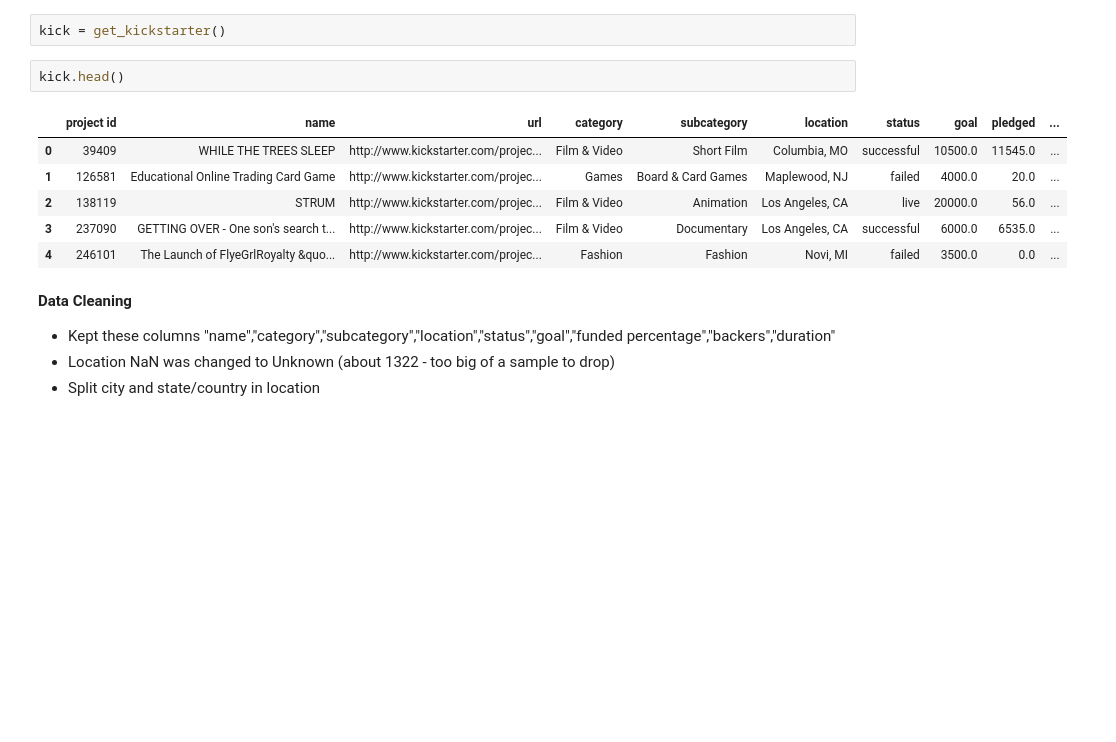
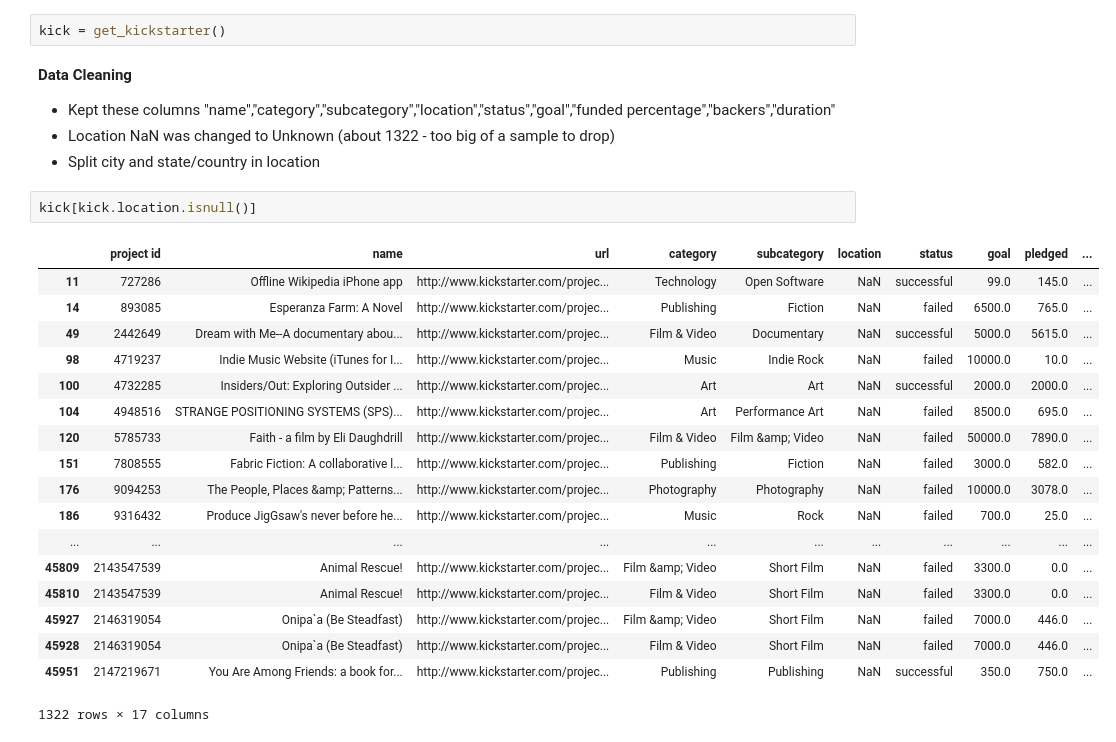
Before and after one commit to crisgiovanoni/kickstarter_project, a Jupyter notebook: Who Gets the Fund?.ipynb, the cells around one changed output. Drawn from its saved outputs; the diff is of its cells as text; blank space fills up the shorter version.

```diff
--- a/Who Gets the Fund?.ipynb
+++ b/Who Gets the Fund?.ipynb
@@ -28,17 +76,29 @@ def get_kickstarter():
 # %%
 kick = get_kickstarter()
-# %%
-kick.head()
-# %% [output]
-|  | project id | name | url | category | subcategory | location | status | goal | pledged | ... |
-| 0 | 39409 | WHILE THE TREES SLEEP | http://www.kickstarter.com/projec... | Film & Video | Short Film | Columbia, MO | successful | 10500.0 | 11545.0 | ... |
-| 1 | 126581 | Educational Online Trading Card Game | http://www.kickstarter.com/projec... | Games | Board & Card Games | Maplewood, NJ | failed | 4000.0 | 20.0 | ... |
-| 2 | 138119 | STRUM | http://www.kickstarter.com/projec... | Film & Video | Animation | Los Angeles, CA | live | 20000.0 | 56.0 | ... |
-| 3 | 237090 | GETTING OVER - One son's search t... | http://www.kickstarter.com/projec... | Film & Video | Documentary | Los Angeles, CA | successful | 6000.0 | 6535.0 | ... |
-| 4 | 246101 | The Launch of FlyeGrlRoyalty &quo... | http://www.kickstarter.com/projec... | Fashion | Fashion | Novi, MI | failed | 3500.0 | 0.0 | ... |
 # %% [markdown]
 **Data Cleaning**
 
 - Kept these columns "name","category","subcategory","location","status","goal","funded percentage","backers","duration"
 - Location NaN was changed to Unknown (about 1322 - too big of a sample to drop)
 - Split city and state/country in location
+# %%
+kick[kick.location.isnull()]
+# %% [output]
+|  | project id | name | url | category | subcategory | location | status | goal | pledged | ... |
+| 11 | 727286 | Offline Wikipedia iPhone app | http://www.kickstarter.com/projec... | Technology | Open Software | NaN | successful | 99.0 | 145.0 | ... |
+| 14 | 893085 | Esperanza Farm: A Novel | http://www.kickstarter.com/projec... | Publishing | Fiction | NaN | failed | 6500.0 | 765.0 | ... |
+| 49 | 2442649 | Dream with Me--A documentary abou... | http://www.kickstarter.com/projec... | Film & Video | Documentary | NaN | successful | 5000.0 | 5615.0 | ... |
+| 98 | 4719237 | Indie Music Website (iTunes for I... | http://www.kickstarter.com/projec... | Music | Indie Rock | NaN | failed | 10000.0 | 10.0 | ... |
+| 100 | 4732285 | Insiders/Out: Exploring Outsider ... | http://www.kickstarter.com/projec... | Art | Art | NaN | successful | 2000.0 | 2000.0 | ... |
+| 104 | 4948516 | STRANGE POSITIONING SYSTEMS (SPS)... | http://www.kickstarter.com/projec... | Art | Performance Art | NaN | failed | 8500.0 | 695.0 | ... |
+| 120 | 5785733 | Faith - a film by Eli Daughdrill | http://www.kickstarter.com/projec... | Film & Video | Film &amp; Video | NaN | failed | 50000.0 | 7890.0 | ... |
+| 151 | 7808555 | Fabric Fiction: A collaborative l... | http://www.kickstarter.com/projec... | Publishing | Fiction | NaN | failed | 3000.0 | 582.0 | ... |
+| 176 | 9094253 | The People, Places &amp; Patterns... | http://www.kickstarter.com/projec... | Photography | Photography | NaN | failed | 10000.0 | 3078.0 | ... |
+| 186 | 9316432 | Produce JigGsaw's never before he... | http://www.kickstarter.com/projec... | Music | Rock | NaN | failed | 700.0 | 25.0 | ... |
+| ... | ... | ... | ... | ... | ... | ... | ... | ... | ... | ... |
+| 45809 | 2143547539 | Animal Rescue! | http://www.kickstarter.com/projec... | Film &amp; Video | Short Film | NaN | failed | 3300.0 | 0.0 | ... |
+| 45810 | 2143547539 | Animal Rescue! | http://www.kickstarter.com/projec... | Film & Video | Short Film | NaN | failed | 3300.0 | 0.0 | ... |
+| 45927 | 2146319054 | Onipa`a (Be Steadfast) | http://www.kickstarter.com/projec... | Film &amp; Video | Short Film | NaN | failed | 7000.0 | 446.0 | ... |
+| 45928 | 2146319054 | Onipa`a (Be Steadfast) | http://www.kickstarter.com/projec... | Film & Video | Short Film | NaN | failed | 7000.0 | 446.0 | ... |
+| 45951 | 2147219671 | You Are Among Friends: a book for... | http://www.kickstarter.com/projec... | Publishing | Publishing | NaN | successful | 350.0 | 750.0 | ... |
+1322 rows × 17 columns
```
Also changed, not shown: parts of 14 cells of this notebook, 2 other files.
